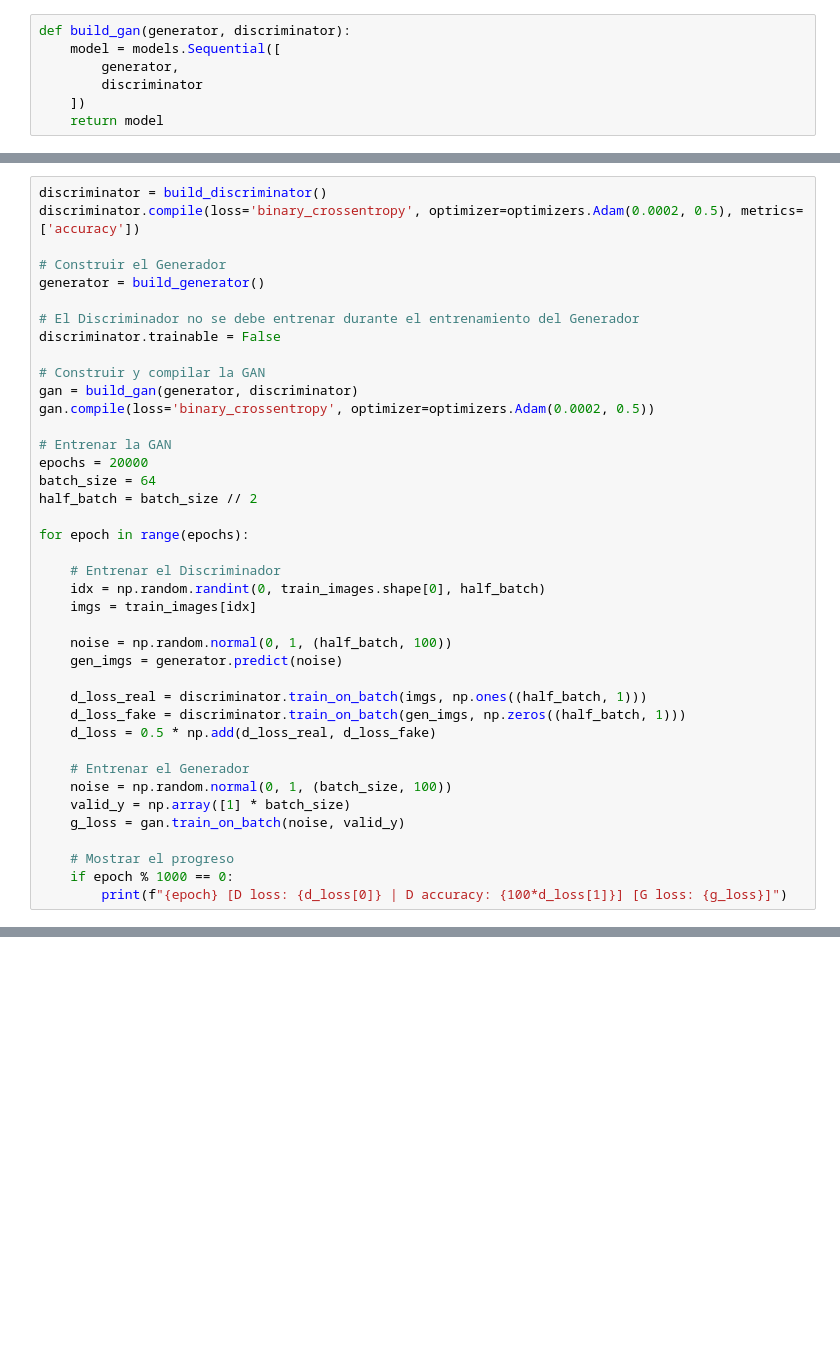
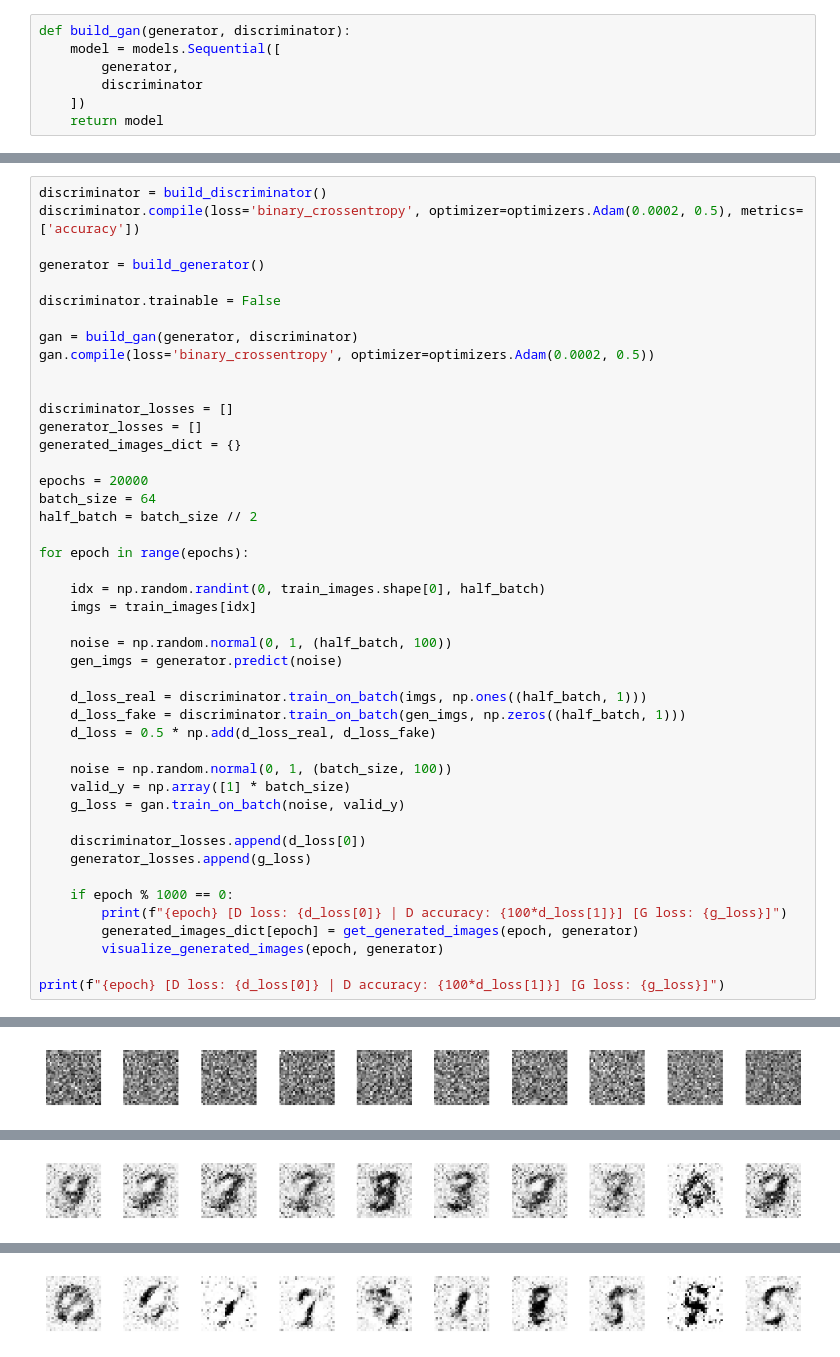
Before and after one commit to LPELCRACK896/DL_lab5, a Jupyter notebook: GAN.ipynb, the cells around one changed output, grey strips where cells are left out. Cells and saved outputs as stored; diff of their text form; blank space fills up the shorter version.

```diff
--- a/GAN.ipynb
+++ b/GAN.ipynb
@@ -42,24 +73,24 @@ def build_gan(generator, discriminator):
 discriminator = build_discriminator()
 discriminator.compile(loss='binary_crossentropy', optimizer=optimizers.Adam(0.0002, 0.5), metrics=['accuracy'])
 
-# Construir el Generador
 generator = build_generator()
 
-# El Discriminador no se debe entrenar durante el entrenamiento del Generador
 discriminator.trainable = False
 
-# Construir y compilar la GAN
 gan = build_gan(generator, discriminator)
 gan.compile(loss='binary_crossentropy', optimizer=optimizers.Adam(0.0002, 0.5))
 
-# Entrenar la GAN
+
+discriminator_losses = []
+generator_losses = []
+generated_images_dict = {}
+
 epochs = 20000
 batch_size = 64
 half_batch = batch_size // 2
 
 for epoch in range(epochs):
 
-    # Entrenar el Discriminador
     idx = np.random.randint(0, train_images.shape[0], half_batch)
     imgs = train_images[idx]
 
@@ -70,12 +101,17 @@ for epoch in range(epochs):
     d_loss_fake = discriminator.train_on_batch(gen_imgs, np.zeros((half_batch, 1)))
     d_loss = 0.5 * np.add(d_loss_real, d_loss_fake)
 
-    # Entrenar el Generador
     noise = np.random.normal(0, 1, (batch_size, 100))
     valid_y = np.array([1] * batch_size)
     g_loss = gan.train_on_batch(noise, valid_y)
 
-    # Mostrar el progreso
+    discriminator_losses.append(d_loss[0])
+    generator_losses.append(g_loss)
+
     if epoch % 1000 == 0:
         print(f"{epoch} [D loss: {d_loss[0]} | D accuracy: {100*d_loss[1]}] [G loss: {g_loss}]")
+        generated_images_dict[epoch] = get_generated_images(epoch, generator)
+        visualize_generated_images(epoch, generator)
+
+print(f"{epoch} [D loss: {d_loss[0]} | D accuracy: {100*d_loss[1]}] [G loss: {g_loss}]")
 # %% [output]
@@ -98,0 +122 @@ for epoch in range(epochs):
+[figure, added]
@@ -98,0 +140 @@ for epoch in range(epochs):
+[figure, added]
@@ -98,0 +158 @@ for epoch in range(epochs):
+[figure, added]
```
Also changed, not shown: parts of 4 cells of this notebook.
